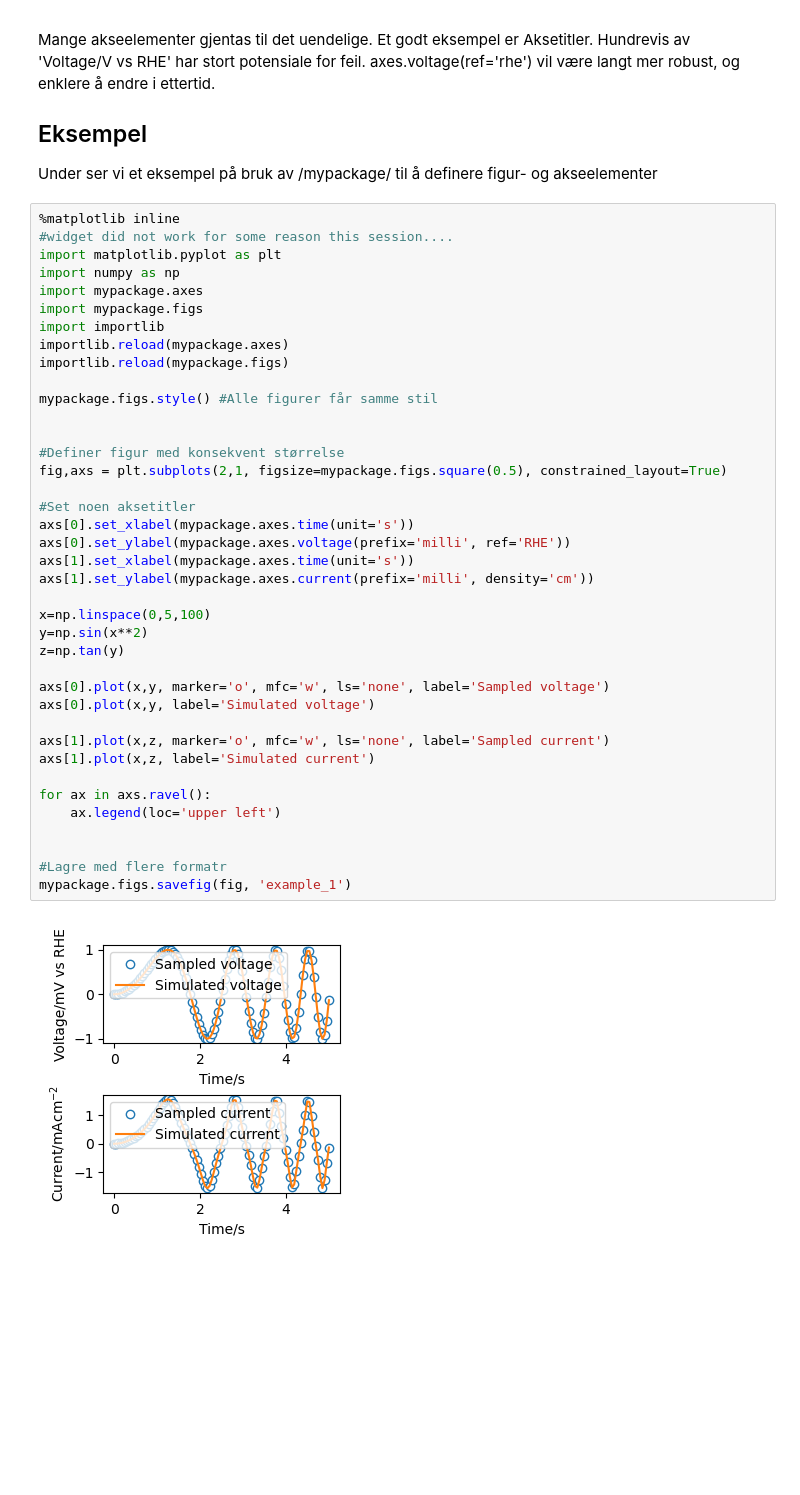
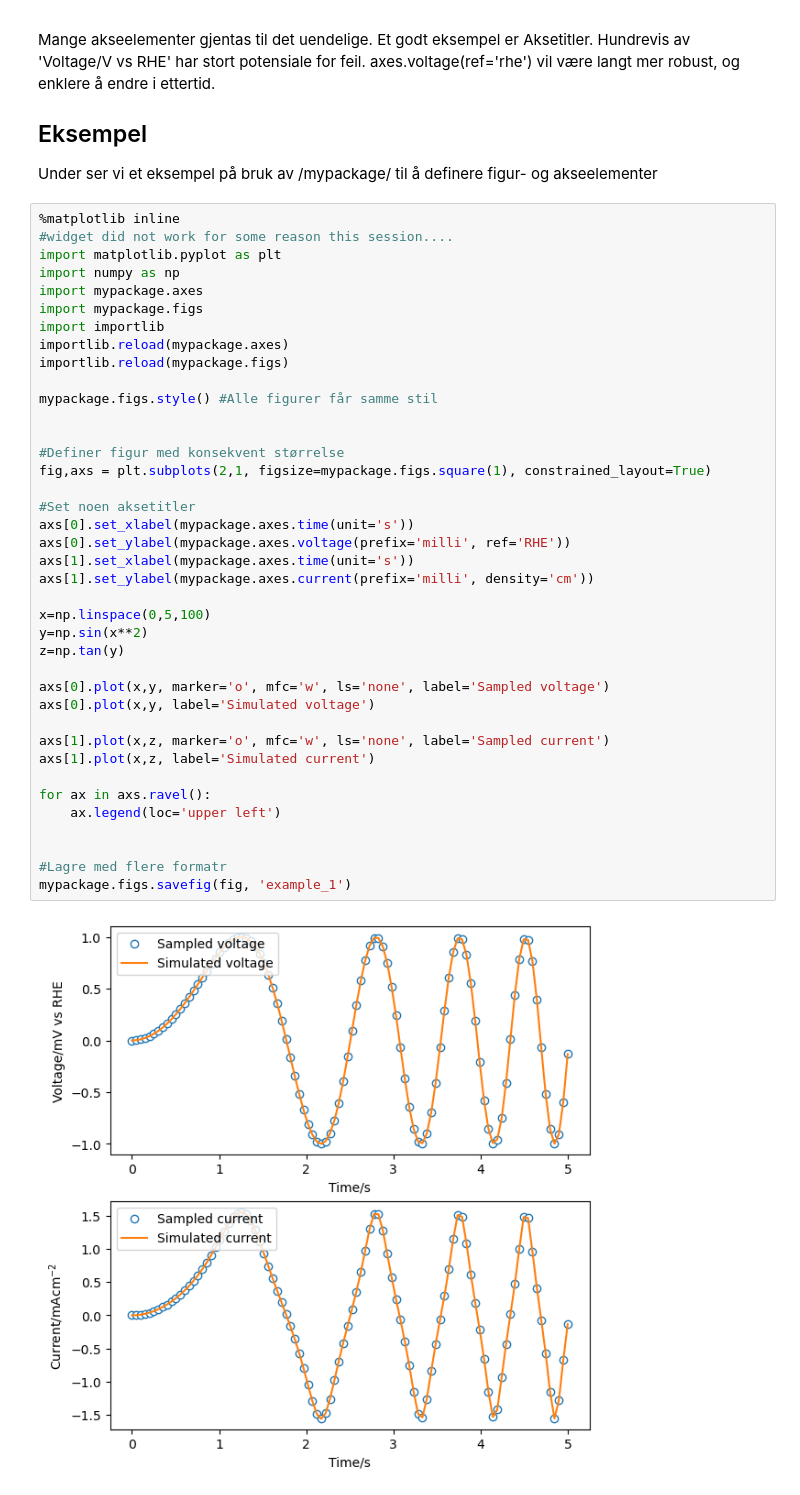
Before and after one commit to kristianfkt/latexpythontips, a Jupyter notebook: plotting.ipynb, the cells around one changed output. Saved outputs shown, nothing was run; the diff lists cells and outputs as text; blank space fills up the shorter version.

```diff
--- a/plotting.ipynb
+++ b/plotting.ipynb
@@ -20,32 +20,32 @@ importlib.reload(mypackage.axes)
 importlib.reload(mypackage.figs)
 
 mypackage.figs.style() #Alle figurer får samme stil
 
 
 #Definer figur med konsekvent størrelse
-fig,axs = plt.subplots(2,1, figsize=mypackage.figs.square(0.5), constrained_layout=True)
+fig,axs = plt.subplots(2,1, figsize=mypackage.figs.square(1), constrained_layout=True)
 
 #Set noen aksetitler
 axs[0].set_xlabel(mypackage.axes.time(unit='s'))
 axs[0].set_ylabel(mypackage.axes.voltage(prefix='milli', ref='RHE'))
 axs[1].set_xlabel(mypackage.axes.time(unit='s'))
 axs[1].set_ylabel(mypackage.axes.current(prefix='milli', density='cm'))
 
 x=np.linspace(0,5,100)
 y=np.sin(x**2)
 z=np.tan(y)
 
 axs[0].plot(x,y, marker='o', mfc='w', ls='none', label='Sampled voltage')
 axs[0].plot(x,y, label='Simulated voltage')
 
 axs[1].plot(x,z, marker='o', mfc='w', ls='none', label='Sampled current')
 axs[1].plot(x,z, label='Simulated current')
 
 for ax in axs.ravel():
     ax.legend(loc='upper left')
 
 
 #Lagre med flere formatr
 mypackage.figs.savefig(fig, 'example_1')
 # %% [output]
-[figure, old version]
+[figure, new version]
```
Also changed, not shown: 12 other files.
